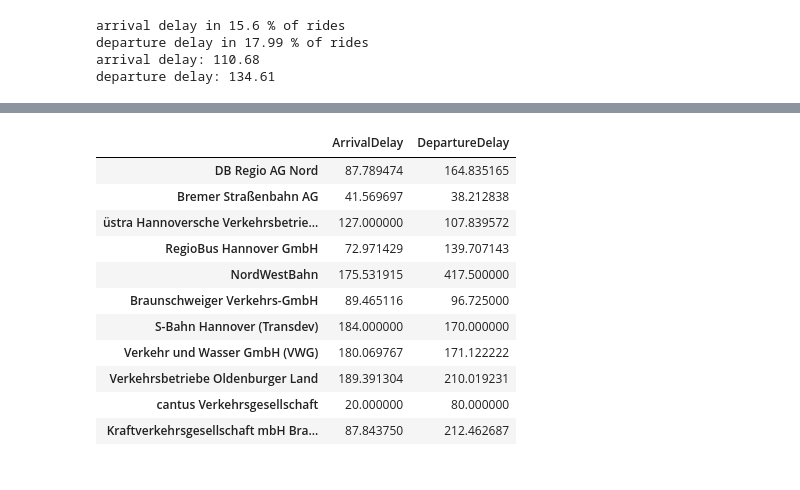
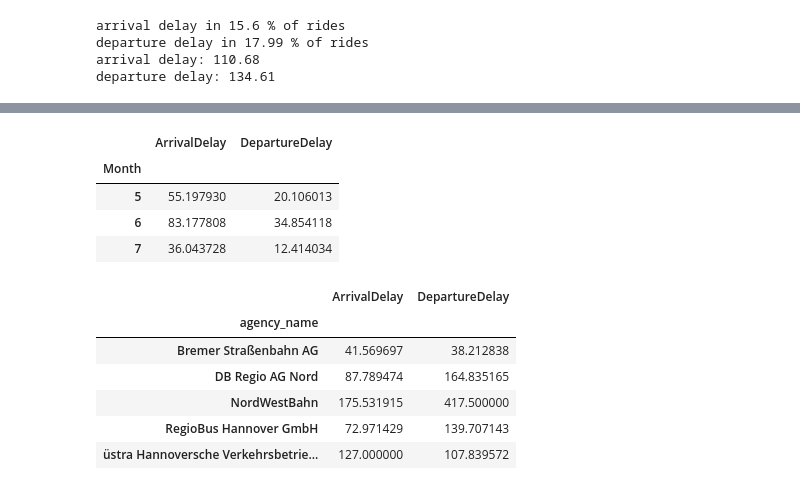
Before and after one commit to TrashCan1998/Datenintegration_Gesk_Standop_2023, a Jupyter notebook: 3_cleaning/cleaning_and_evaluation.ipynb, the cells around one changed output, grey strips where cells are left out. Drawn from its saved outputs; the diff is of its cells as text; code cells hidden in the pictures.

```diff
--- a/3_cleaning/cleaning_and_evaluation.ipynb
+++ b/3_cleaning/cleaning_and_evaluation.ipynb
@@ -142,2 +88,10 @@ actual_data[['StopSequence', 'ArrivalDelay', 'DepartureDelay']].groupby('StopSeq
+# %%
+actual_data[['Month', 'ArrivalDelay', 'DepartureDelay']].groupby('Month').mean()
+# %% [output]
+|  | ArrivalDelay | DepartureDelay |
+| Month |  |  |
+| 5 | 55.197930 | 20.106013 |
+| 6 | 83.177808 | 34.854118 |
+| 7 | 36.043728 | 12.414034 |
 # %%
 # step 3: join TARGET trips and stop_times
@@ -146,24 +100,24 @@ r4.head(3)
 # %%
-# join actual and target data using the Route-Id
+# join actual and target data using RouteId
 r = pd.merge(actual_data, r1, how='left', left_on=['RouteId'], right_on=['route_id'])
+
+# biggest 5 agencies
+agencies = ['DB Regio AG Nord', 'Bremer Straßenbahn AG',
+            'üstra Hannoversche Verkehrsbetriebe AG',
+            'RegioBus Hannover GmbH', 'NordWestBahn']
+
+# delay according to different agencies
 pd.concat([
-    r[['agency_name', 'ArrivalDelay']].where(~pd.isna(r['ArrivalDelay'])).where(
+    r.loc[r['agency_name'].isin(agencies)][['agency_name', 'ArrivalDelay']].where(~pd.isna(r['ArrivalDelay'])).where(
         r['ArrivalDelay'] != 0).groupby(['agency_name']).mean(),
-    r[['agency_name', 'DepartureDelay']].where(~pd.isna(r['DepartureDelay'])).where(
+    r.loc[r['agency_name'].isin(agencies)][['agency_name', 'DepartureDelay']].where(~pd.isna(r['DepartureDelay'])).where(
         r['DepartureDelay'] != 0).groupby(['agency_name']).mean()
-], axis=1).loc[(r['agency_name'].value_counts() > 100).index[r['agency_name'].value_counts() > 200]]
-
-# 1. delay according to different agencies
+], axis=1)#.loc[(r['agency_name'].value_counts() > 100).index[r['agency_name'].value_counts() > 200]].index
 # %% [output]
 |  | ArrivalDelay | DepartureDelay |
+| agency_name |  |  |
+| Bremer Straßenbahn AG | 41.569697 | 38.212838 |
 | DB Regio AG Nord | 87.789474 | 164.835165 |
-| Bremer Straßenbahn AG | 41.569697 | 38.212838 |
+| NordWestBahn | 175.531915 | 417.500000 |
+| RegioBus Hannover GmbH | 72.971429 | 139.707143 |
 | üstra Hannoversche Verkehrsbetrie... | 127.000000 | 107.839572 |
-| RegioBus Hannover GmbH | 72.971429 | 139.707143 |
-| NordWestBahn | 175.531915 | 417.500000 |
-| Braunschweiger Verkehrs-GmbH | 89.465116 | 96.725000 |
-| S-Bahn Hannover (Transdev) | 184.000000 | 170.000000 |
-| Verkehr und Wasser GmbH (VWG) | 180.069767 | 171.122222 |
-| Verkehrsbetriebe Oldenburger Land | 189.391304 | 210.019231 |
-| cantus Verkehrsgesellschaft | 20.000000 | 80.000000 |
-| Kraftverkehrsgesellschaft mbH Bra... | 87.843750 | 212.462687 |
```
Also changed, not shown: parts of 18 cells of this notebook.
